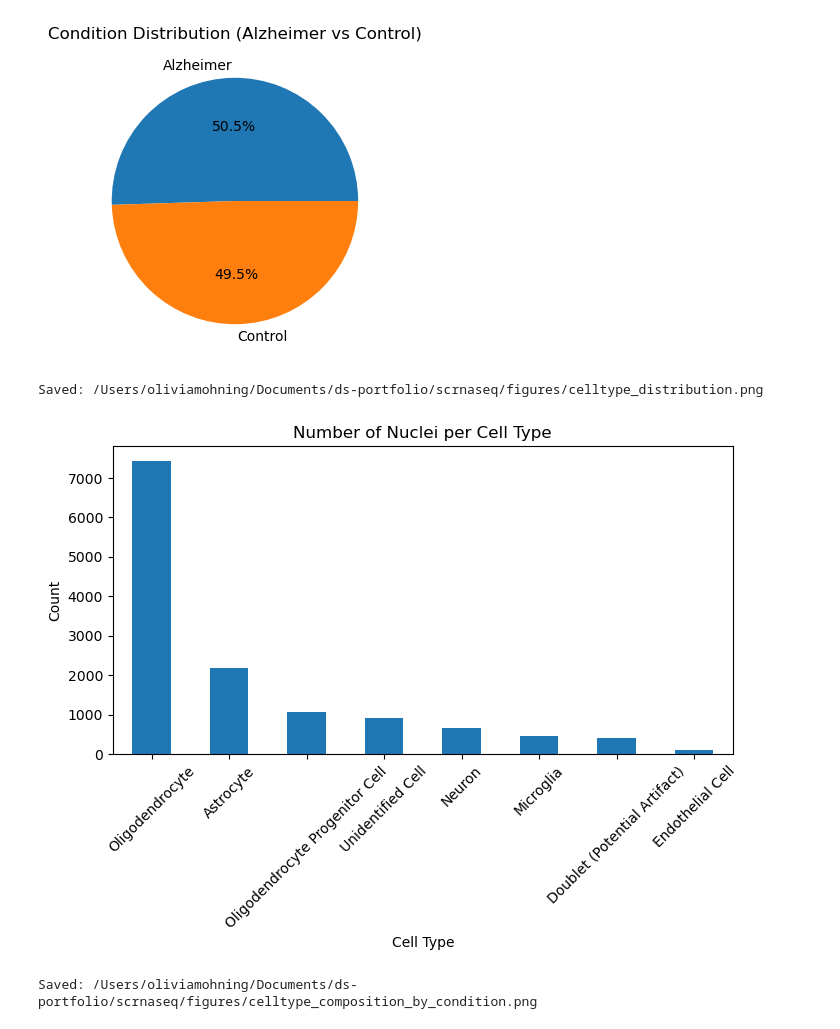
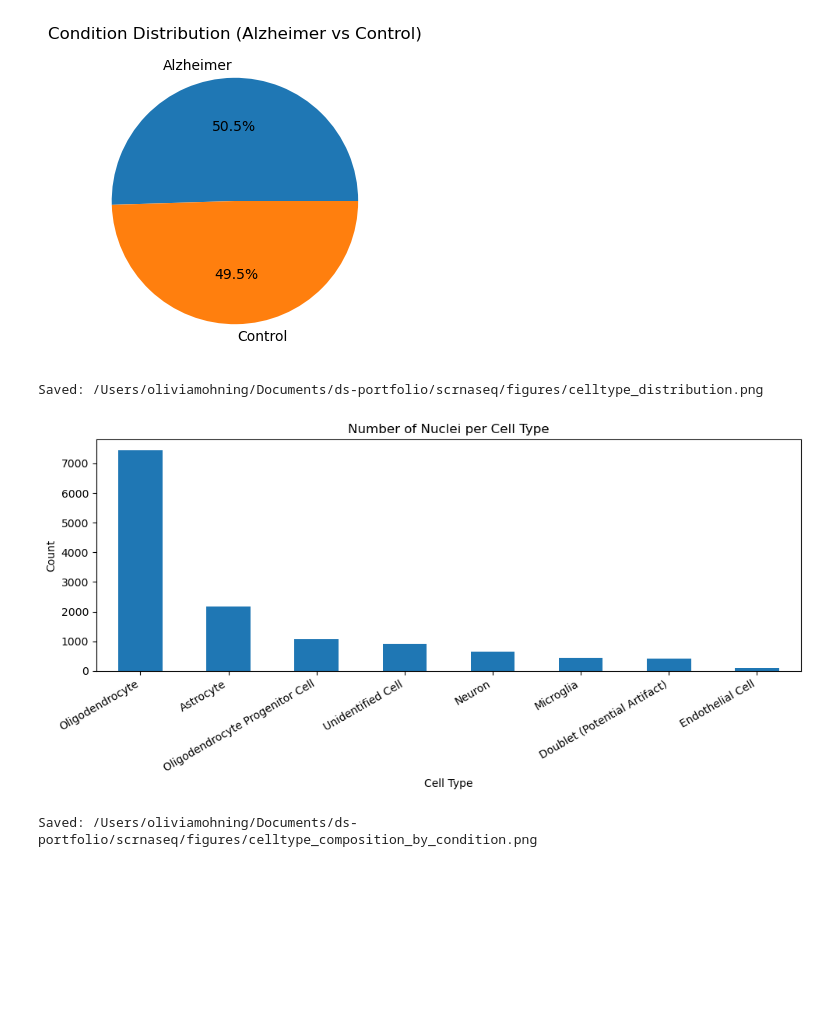
Before and after one commit to oliviamohning/alzheimers-scrnaseq, a Jupyter notebook: notebooks/alzheimers_snrna_analysis.ipynb, the cells around one changed output. Drawn from its saved outputs; the diff is of its cells as text; code cells hidden in the pictures; blank space fills up the shorter version.

Commit message:
fixed figures

```diff
--- a/notebooks/alzheimers_snrna_analysis.ipynb
+++ b/notebooks/alzheimers_snrna_analysis.ipynb
@@ -355,21 +355,23 @@ Saved: /Users/oliviamohning/Documents/ds-portfolio/scrnaseq/figures/condition_di
 [figure]
 # %%
 # Cell type distribution
-merged_df['cell_type'].value_counts().plot(kind='bar', figsize=(8,4))
+plt.figure(figsize=(10, 5))
+merged_df['cell_type'].value_counts().plot(kind='bar')
 plt.title('Number of Nuclei per Cell Type')
 plt.xlabel('Cell Type')
 plt.ylabel('Count')
-plt.xticks(rotation=45)
+plt.xticks(rotation=30, ha='right')  # tilt less and align right
+plt.tight_layout()  # auto-fix label cutoff
 
 # Save figure to figures folder
 fig_path = fig_dir / "celltype_distribution.png"
 plt.savefig(fig_path, dpi=300, bbox_inches='tight')
 print(f"Saved: {fig_path}")
 
 plt.show()
 # %% [output]
 Saved: /Users/oliviamohning/Documents/ds-portfolio/scrnaseq/figures/celltype_distribution.png
-[figure, old version]
+[figure, new version]
 # %%
 # Cell type by condition
 summary_table = merged_df.groupby(['cell_type', 'condition']).size().unstack(fill_value=0)
```
Also changed, not shown: 1 other file.
